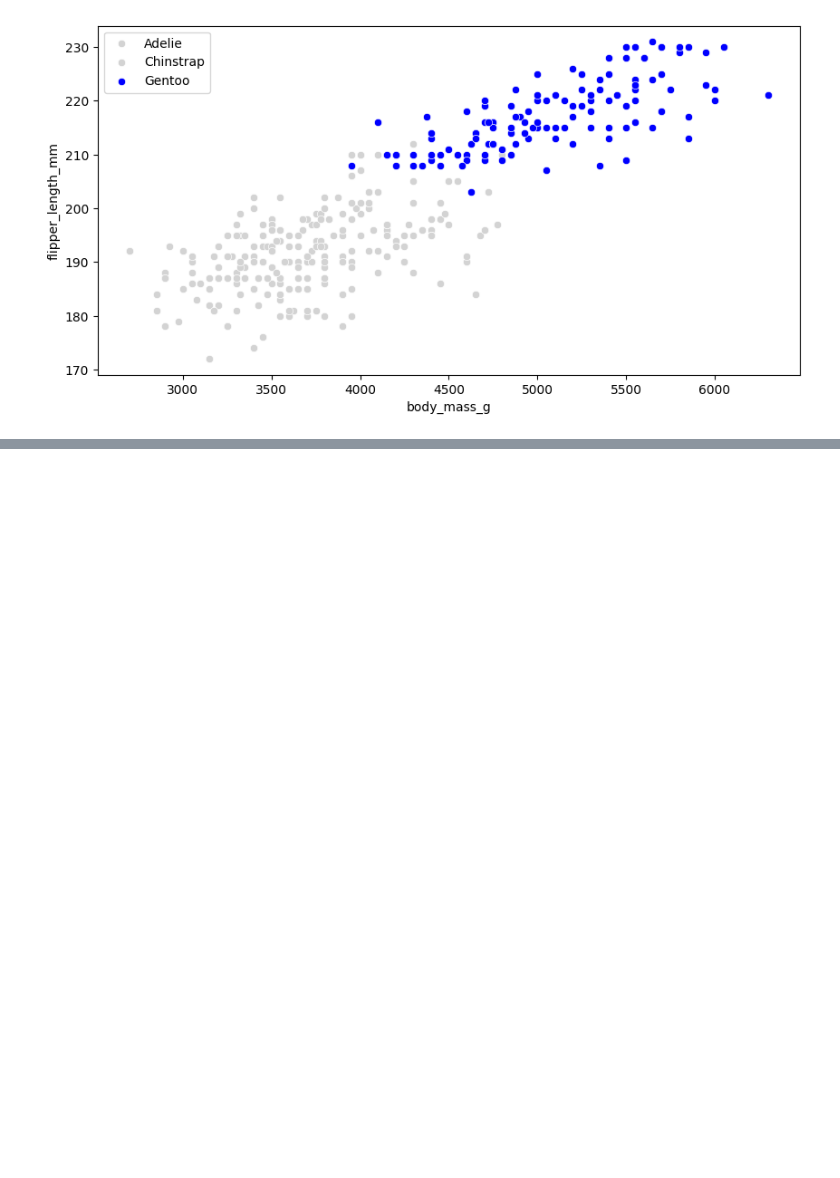
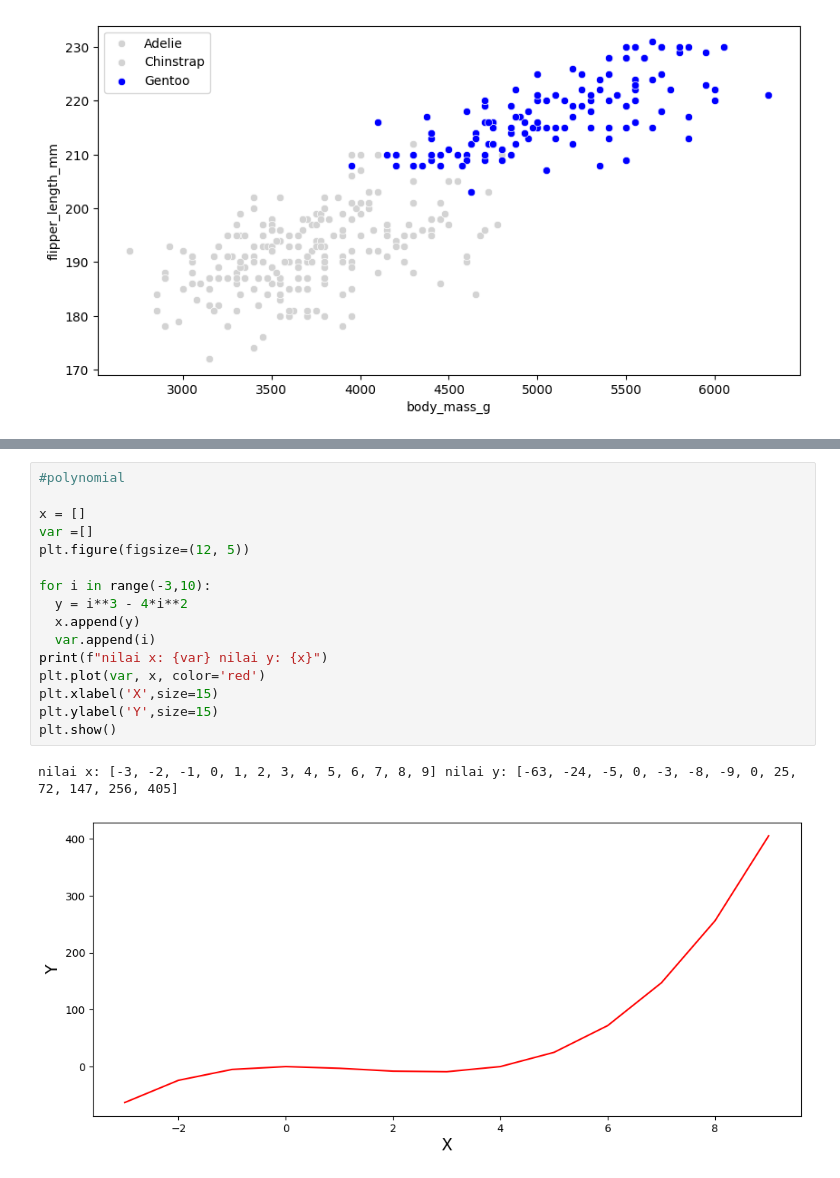
Before and after one commit to IAmNewbe/Data-analytic-with-python, a Jupyter notebook: plot.ipynb, the cells around one changed output, grey strips where cells are left out. Cells and saved outputs as stored; diff of their text form; blank space fills up the shorter version.

```diff
--- a/plot.ipynb
+++ b/plot.ipynb
@@ -282,0 +295,19 @@ plt.show()
+# %%
+#polynomial
+
+x = []
+var =[]
+plt.figure(figsize=(12, 5))
+
+for i in range(-3,10):
+  y = i**3 - 4*i**2
+  x.append(y)
+  var.append(i)
+print(f"nilai x: {var} nilai y: {x}")
+plt.plot(var, x, color='red')
+plt.xlabel('X',size=15)
+plt.ylabel('Y',size=15)
+plt.show()
+# %% [output]
+nilai x: [-3, -2, -1, 0, 1, 2, 3, 4, 5, 6, 7, 8, 9] nilai y: [-63, -24, -5, 0, -3, -8, -9, 0, 25, 72, 147, 256, 405]
+[figure, added]
```
Also changed, not shown: parts of 1 cell of this notebook.
